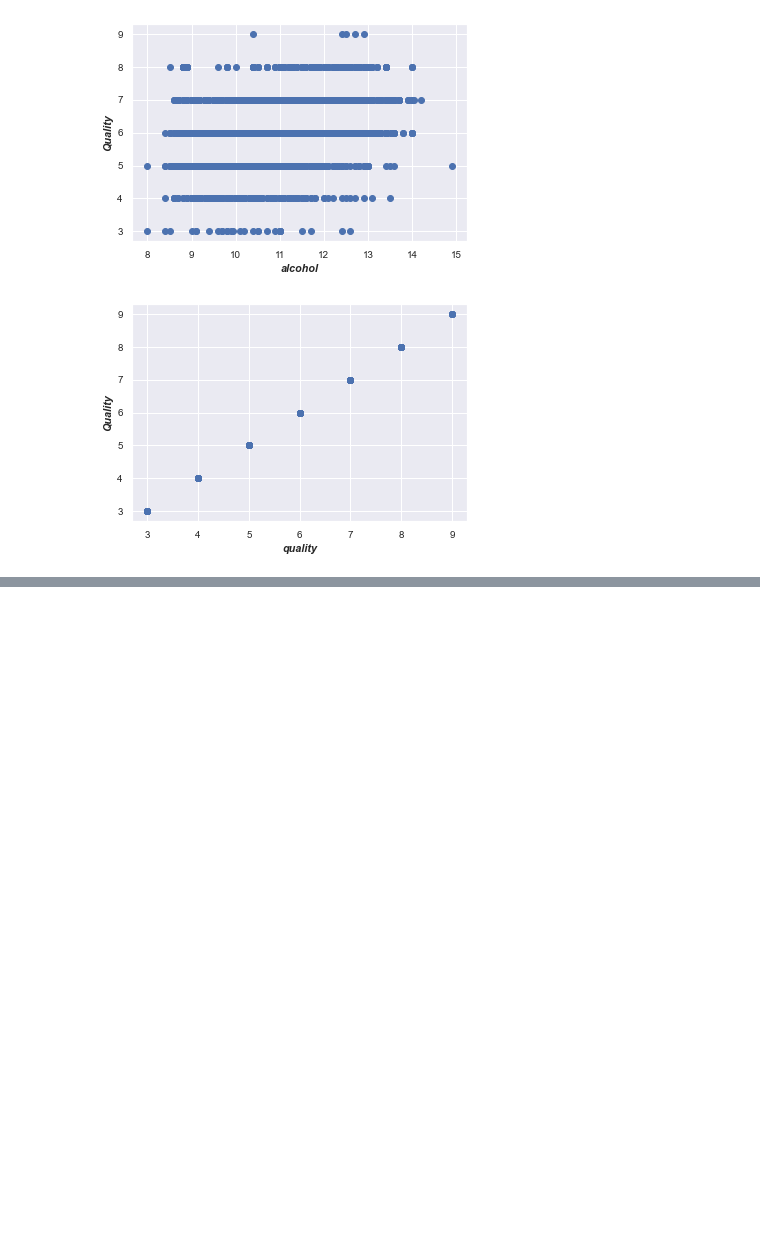
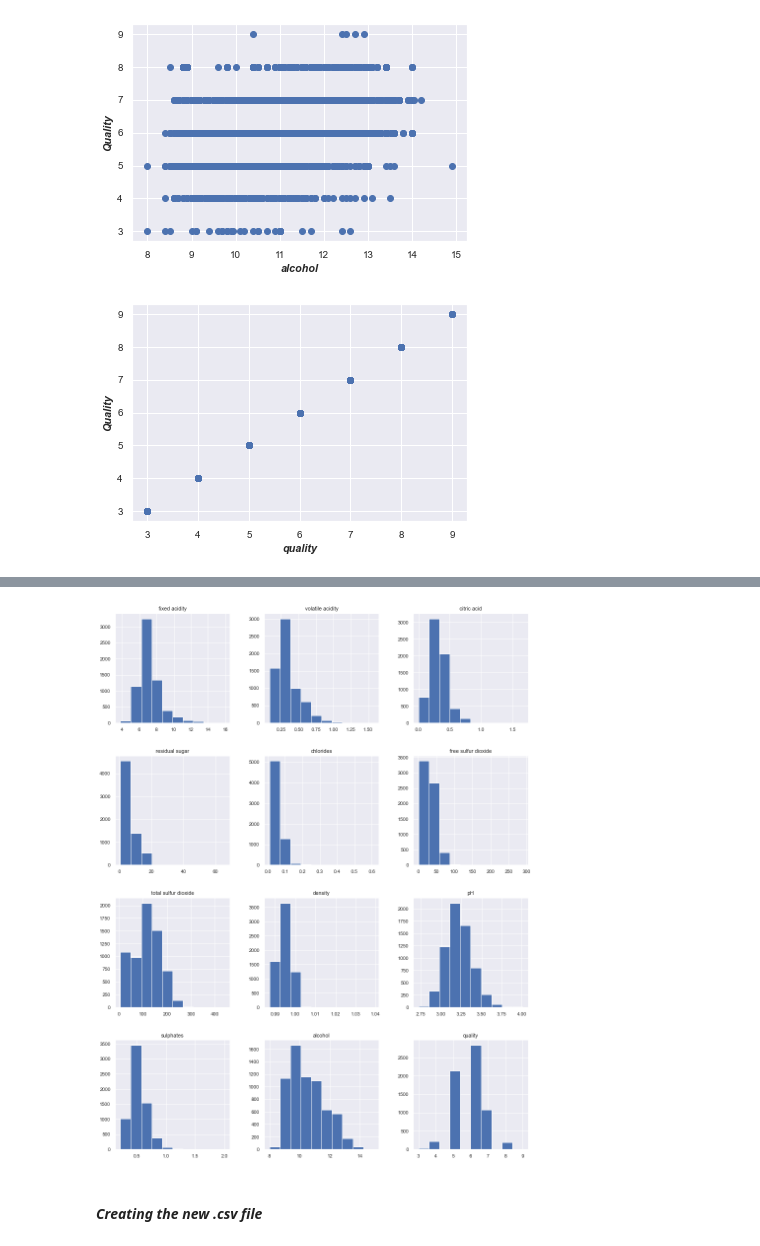
Before and after one commit to uygarkaya/WineQualityPrediction, a Jupyter notebook: dataAnalysis.ipynb, the cells around one changed output, grey strips where cells are left out. Saved outputs shown, nothing was run; the diff lists cells and outputs as text; code cells hidden in the pictures; blank space fills up the shorter version.

```diff
--- a/dataAnalysis.ipynb
+++ b/dataAnalysis.ipynb
@@ -199,0 +272,8 @@ for data in dependentValueName:
+# %%
+# Drawing a histogram for each numeric feature after filling the missing values
+dataFrame.hist(figsize=(15,20))
+plt.show()
+# %% [output]
+[figure, added]
+# %% [markdown]
+#### _Creating the new .csv file_
```
Also changed, not shown: parts of 8 cells of this notebook, 2 other files.
